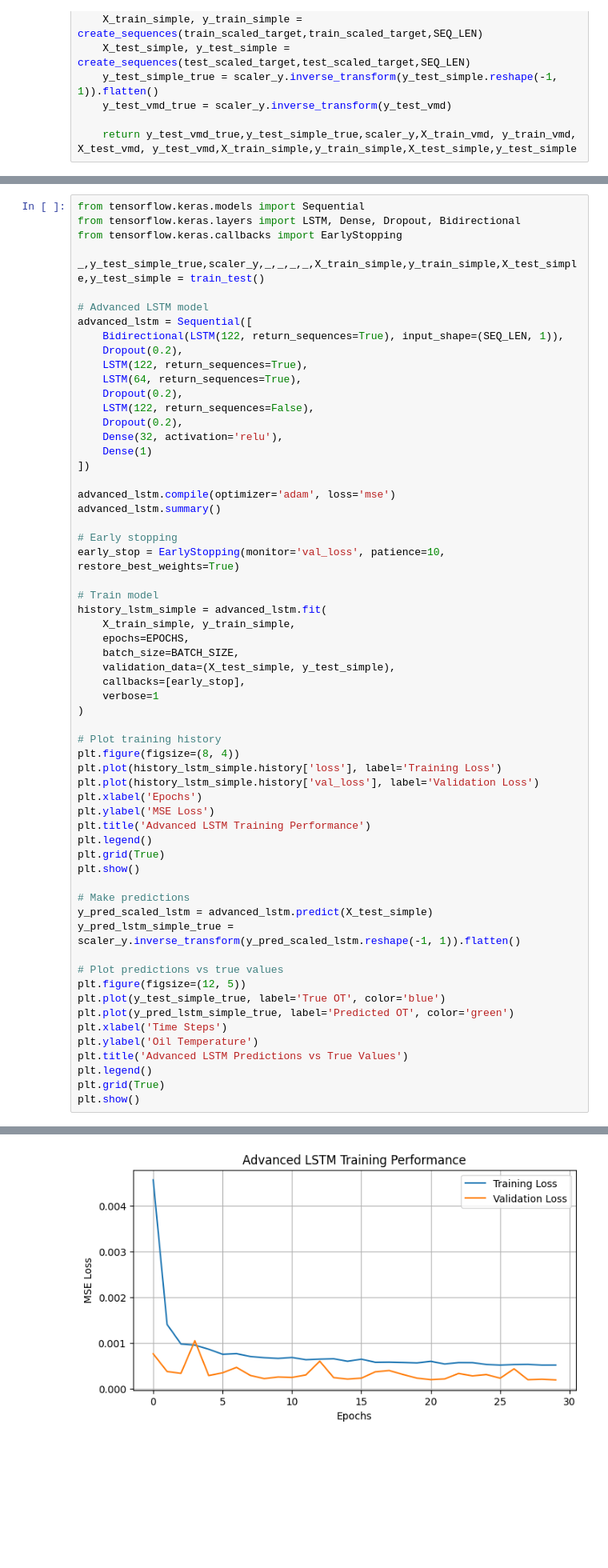
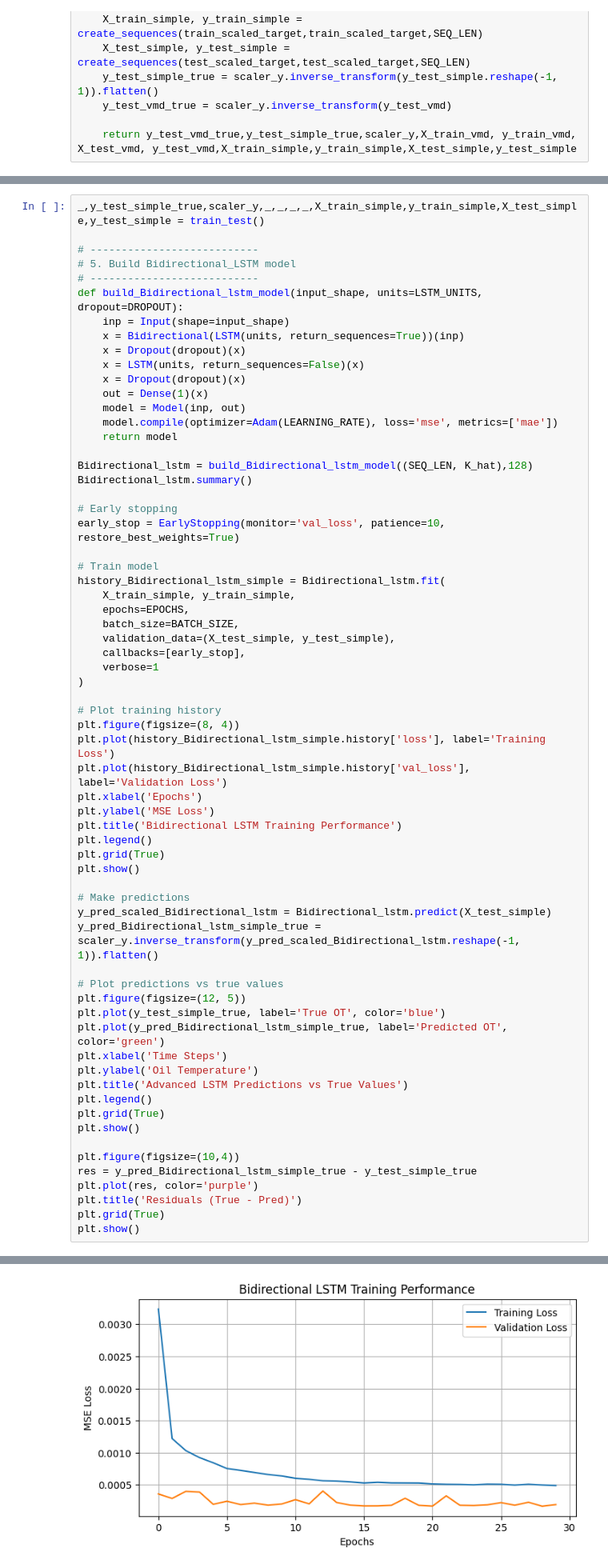
Before and after one commit to mahan100/Nested_Attention_BiLSTM_VMD, a Jupyter notebook: Train.ipynb, the cells around one changed output, grey strips where cells are left out. Shown at 80% size. Drawn from its saved outputs; the diff is of its cells as text; blank space fills up the shorter version.

```diff
--- a/Train.ipynb
+++ b/Train.ipynb
@@ -964,31 +478,28 @@ Epoch 30/30
 # %%
-from tensorflow.keras.models import Sequential
-from tensorflow.keras.layers import LSTM, Dense, Dropout, Bidirectional
-from tensorflow.keras.callbacks import EarlyStopping
-
 _,y_test_simple_true,scaler_y,_,_,_,_,X_train_simple,y_train_simple,X_test_simple,y_test_simple = train_test()
 
-# Advanced LSTM model
-advanced_lstm = Sequential([
-    Bidirectional(LSTM(122, return_sequences=True), input_shape=(SEQ_LEN, 1)),
-    Dropout(0.2),
-    LSTM(122, return_sequences=True),
-    LSTM(64, return_sequences=True),
-    Dropout(0.2),
-    LSTM(122, return_sequences=False),
-    Dropout(0.2),
-    Dense(32, activation='relu'),
-    Dense(1)
-])
+# ---------------------------
+# 5. Build Bidirectional_LSTM model
+# ---------------------------
+def build_Bidirectional_lstm_model(input_shape, units=LSTM_UNITS, dropout=DROPOUT):
+    inp = Input(shape=input_shape)
+    x = Bidirectional(LSTM(units, return_sequences=True))(inp)
+    x = Dropout(dropout)(x)
+    x = LSTM(units, return_sequences=False)(x)
+    x = Dropout(dropout)(x)
+    out = Dense(1)(x)
+    model = Model(inp, out)
+    model.compile(optimizer=Adam(LEARNING_RATE), loss='mse', metrics=['mae'])
+    return model
 
-advanced_lstm.compile(optimizer='adam', loss='mse')
-advanced_lstm.summary()
+Bidirectional_lstm = build_Bidirectional_lstm_model((SEQ_LEN, K_hat),128)
+Bidirectional_lstm.summary()
 
 # Early stopping
 early_stop = EarlyStopping(monitor='val_loss', patience=10, restore_best_weights=True)
 
 # Train model
-history_lstm_simple = advanced_lstm.fit(
+history_Bidirectional_lstm_simple = Bidirectional_lstm.fit(
     X_train_simple, y_train_simple,
     epochs=EPOCHS,
     batch_size=BATCH_SIZE,
@@ -999,27 +510,34 @@ history_lstm_simple = advanced_lstm.fit(
 
 # Plot training history
 plt.figure(figsize=(8, 4))
-plt.plot(history_lstm_simple.history['loss'], label='Training Loss')
-plt.plot(history_lstm_simple.history['val_loss'], label='Validation Loss')
+plt.plot(history_Bidirectional_lstm_simple.history['loss'], label='Training Loss')
+plt.plot(history_Bidirectional_lstm_simple.history['val_loss'], label='Validation Loss')
 plt.xlabel('Epochs')
 plt.ylabel('MSE Loss')
-plt.title('Advanced LSTM Training Performance')
+plt.title('Bidirectional LSTM Training Performance')
 plt.legend()
 plt.grid(True)
 plt.show()
 
 # Make predictions
-y_pred_scaled_lstm = advanced_lstm.predict(X_test_simple)
-y_pred_lstm_simple_true = scaler_y.inverse_transform(y_pred_scaled_lstm.reshape(-1, 1)).flatten()
+y_pred_scaled_Bidirectional_lstm = Bidirectional_lstm.predict(X_test_simple)
+y_pred_Bidirectional_lstm_simple_true = scaler_y.inverse_transform(y_pred_scaled_Bidirectional_lstm.reshape(-1, 1)).flatten()
 
 # Plot predictions vs true values
 plt.figure(figsize=(12, 5))
 plt.plot(y_test_simple_true, label='True OT', color='blue')
-plt.plot(y_pred_lstm_simple_true, label='Predicted OT', color='green')
+plt.plot(y_pred_Bidirectional_lstm_simple_true, label='Predicted OT', color='green')
 plt.xlabel('Time Steps')
 plt.ylabel('Oil Temperature')
 plt.title('Advanced LSTM Predictions vs True Values')
 plt.legend()
 plt.grid(True)
 plt.show()
+
+plt.figure(figsize=(10,4))
+res = y_pred_Bidirectional_lstm_simple_true - y_test_simple_true
+plt.plot(res, color='purple')
+plt.title('Residuals (True - Pred)')
+plt.grid(True)
+plt.show()
 # %% [output]
@@ -1064 +580 @@ Epoch 30/30
-[figure, old version]
+[figure, new version]
```
Also changed, not shown: parts of 18 cells of this notebook, 1 other file.
